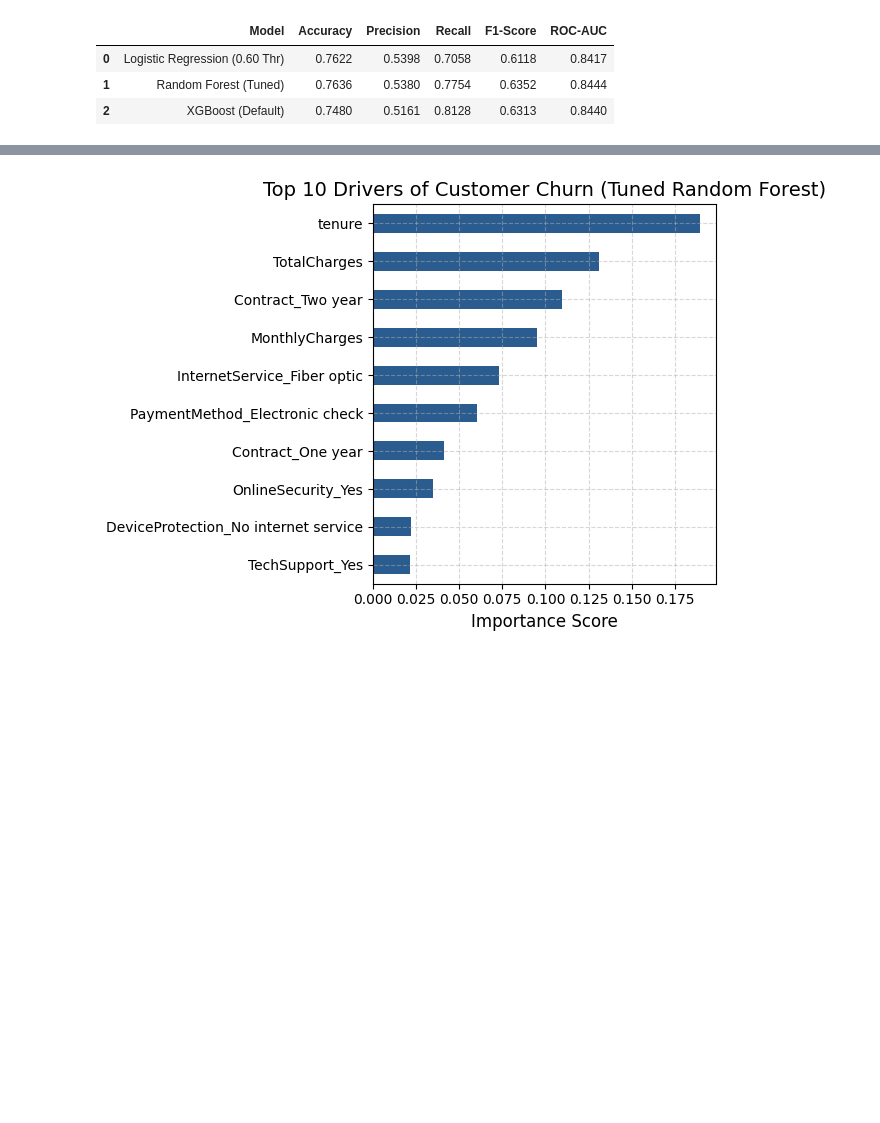
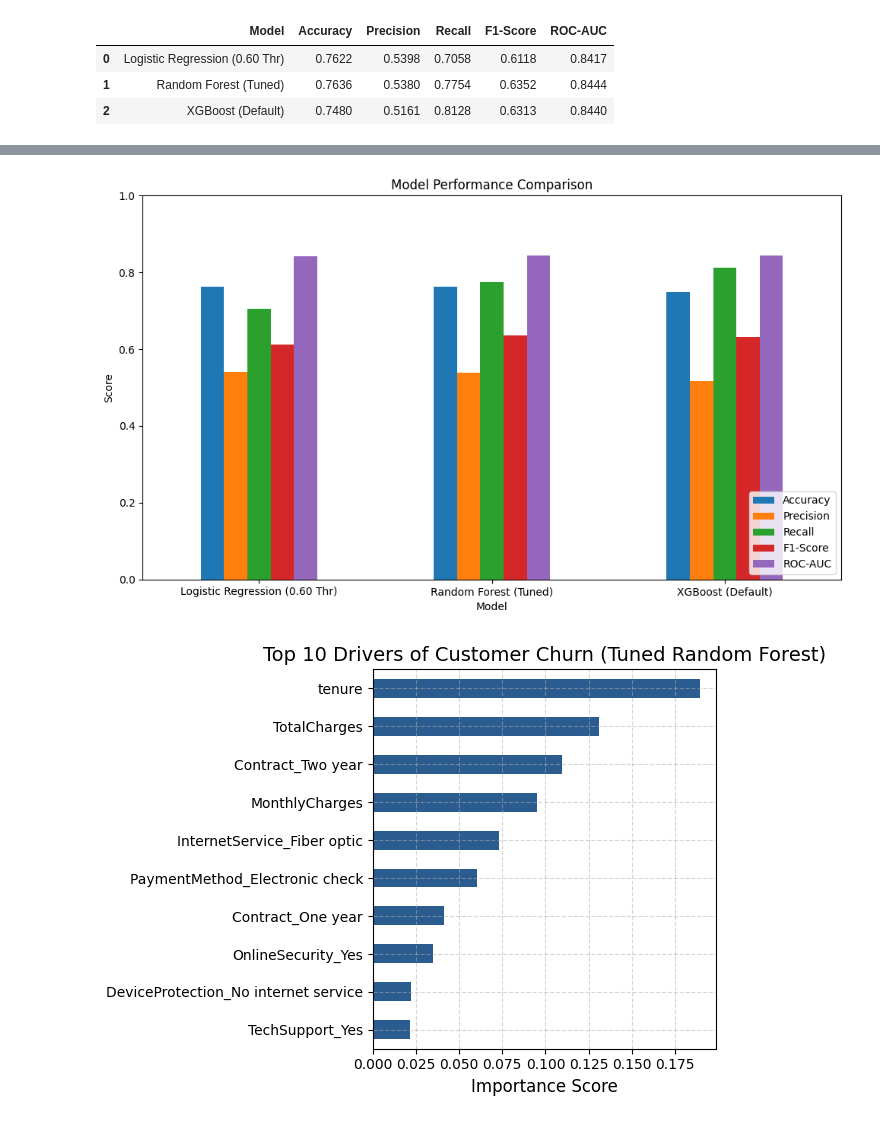
Before and after one commit to Ashutosh-io7/Customer-Churn-Prediction, a Jupyter notebook: notebooks/02_model_training.ipynb, the cells around one changed output, grey strips where cells are left out. Saved outputs shown, nothing was run; the diff lists cells and outputs as text; code cells hidden in the pictures; blank space fills up the shorter version.

Commit message:
docs : add model comparison and evaluation insights.

```diff
--- a/notebooks/02_model_training.ipynb
+++ b/notebooks/02_model_training.ipynb
@@ -267,3 +279,15 @@ results
+# %%
+results.set_index('Model')[['Accuracy', 'Precision', 'Recall', 'F1-Score', 'ROC-AUC']].plot(kind = 'bar', figsize = (10,6))
+
+plt.title('Model Performance Comparison')
+plt.ylabel('Score')
+plt.ylim(0,1)
+plt.xticks(rotation=0)
+plt.legend(loc='lower right')
+plt.tight_layout()
+plt.show()
+# %% [output]
+[figure, added]
 # %%
 import pandas as pd
 import matplotlib.pyplot as plt
```
Also changed, not shown: parts of 1 cell of this notebook.
